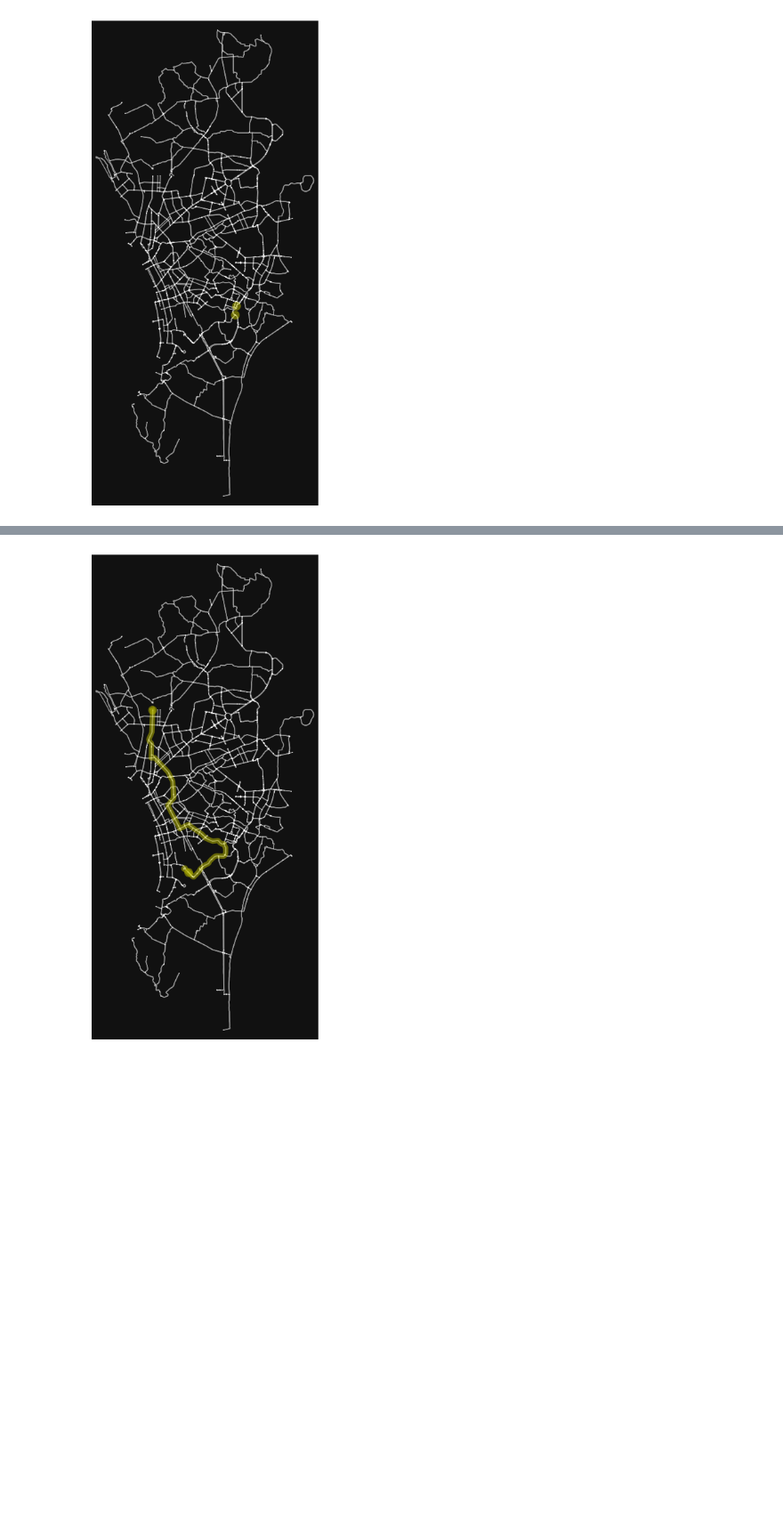
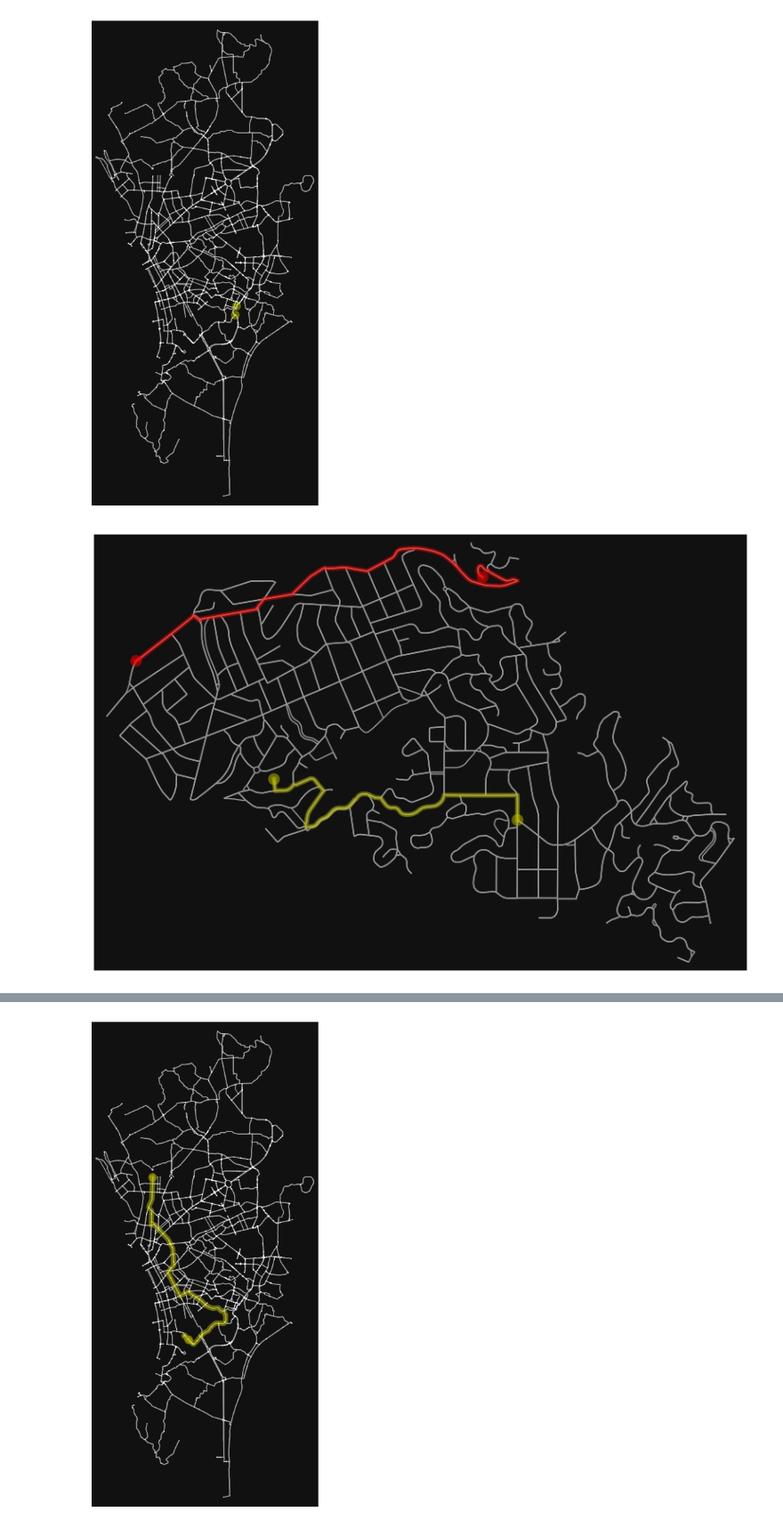
Before and after one commit to msescordial/rnga, a Jupyter notebook: Testing2.ipynb, the cells around one changed output, grey strips where cells are left out. Shown at 89% size. Cells and saved outputs as stored; diff of their text form; code cells hidden in the pictures; blank space fills up the shorter version.

```diff
--- a/Testing2.ipynb
+++ b/Testing2.ipynb
@@ -231,3 +273,25 @@ fig, ax = ox.plot_graph_route(G, route, route_color="y", route_linewidth=3, node
 [253047280, 3859865418]
 AttributeError: 'NoneType' object has no attribute 'values'
 [figure]
+# %%
+import networkx as nx
+import osmnx as ox
+ox.config(log_console=True, use_cache=True)
+
+G = ox.graph_from_place('Piedmont, CA, USA', network_type='drive')
+
+# pick 4 random nodes as origins/destinations for the 2 routes
+orig1 = list(G.nodes())[0]
+dest1 = list(G.nodes())[-1]
+orig2 = list(G.nodes())[50]
+dest2 = list(G.nodes())[-50]
+
+# calculate shortest paths for the 2 routes
+route1 = nx.shortest_path(G, orig1, dest1, weight='length')
+route2 = nx.shortest_path(G, orig2, dest2, weight='length')
+
+routes = [route1, route2]
+rc = ['r', 'y']
+fig, ax = ox.plot_graph_routes(G, routes, route_colors=rc, route_linewidth=6, node_size=0)
+# %% [output]
+[figure, added]
```
Also changed, not shown: parts of 7 cells of this notebook.
